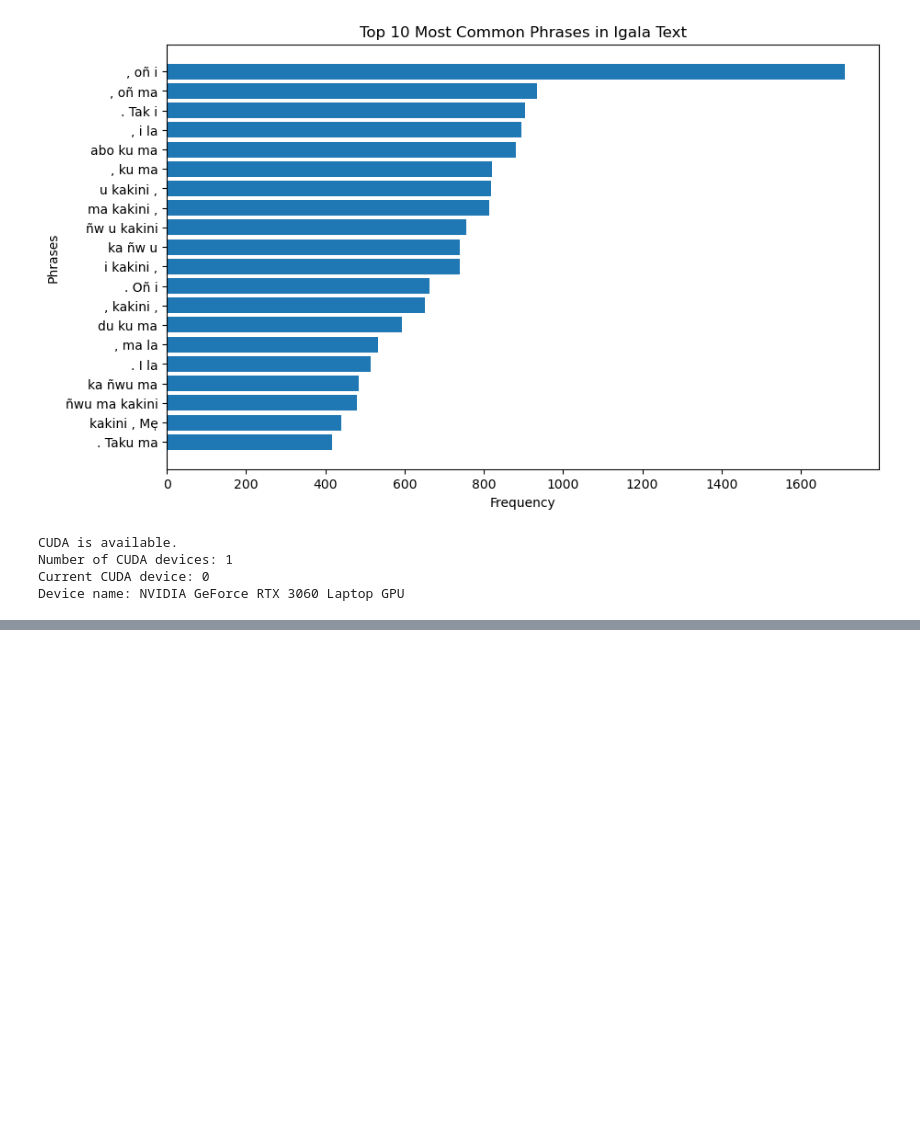
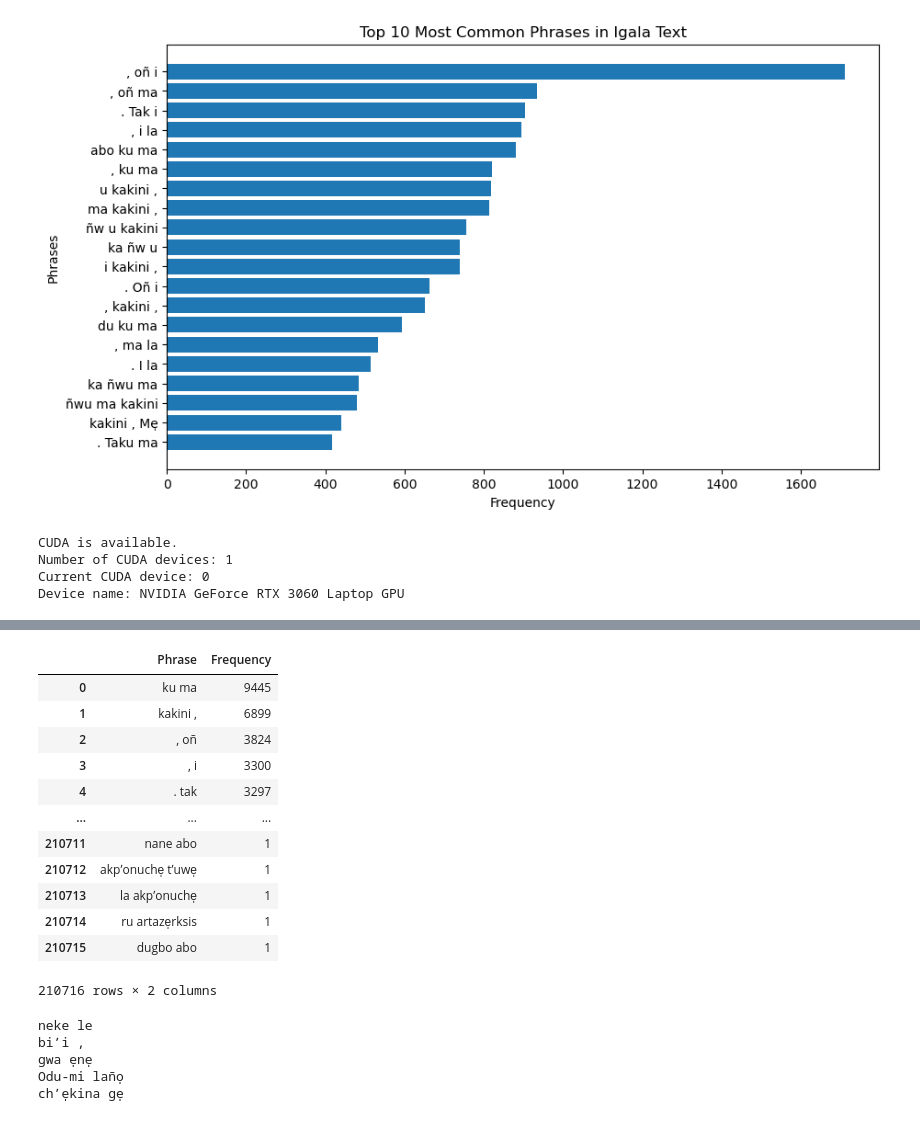
Before and after one commit to Joshuaatanu/igala-data-set, a Jupyter notebook: model.ipynb, the cells around one changed output, grey strips where cells are left out. Drawn from its saved outputs; the diff is of its cells as text; code cells hidden in the pictures; blank space fills up the shorter version.

```diff
--- a/model.ipynb
+++ b/model.ipynb
@@ -261,0 +362,42 @@ Device name: NVIDIA GeForce RTX 3060 Laptop GPU
+# %%
+clean = pd.read_csv("cleaned_dataset.csv")
+# %%
+clean
+# %% [output]
+|  | Phrase | Frequency |
+| 0 | ku ma | 9445 |
+| 1 | kakini , | 6899 |
+| 2 | , oñ | 3824 |
+| 3 | , i | 3300 |
+| 4 | . tak | 3297 |
+| ... | ... | ... |
+| 210711 | nane abo | 1 |
+| 210712 | akpʼonuche̩ tʼuwe̩ | 1 |
+| 210713 | la akpʼonuche̩ | 1 |
+| 210714 | ru artaze̩rksis | 1 |
+| 210715 | dugbo abo | 1 |
+210716 rows × 2 columns
+# %%
+import pandas as pd
+import random
+
+# Load the data, dropping the "Frequency" column
+df = pd.read_csv("phrases.csv", usecols=["Phrase"])
+
+# Create a list of English phrases from the "Phrase" column
+english_phrases = df["Phrase"].tolist()
+
+# Function to generate a random Igala phrase
+def generate_random_igala_phrase(phrases):
+    return random.choice(phrases)
+
+# Generate and print a few random phrases
+for _ in range(5):  # Generate 5 random phrases
+    random_phrase = generate_random_igala_phrase(english_phrases)
+    print(random_phrase)
+# %% [output]
+neke le
+biʼi ,
+gwa e̩ne̩
+Odu-mi laño̩
+chʼe̩kina ge̩
```
Also changed, not shown: parts of 12 cells of this notebook, 5 other files.
